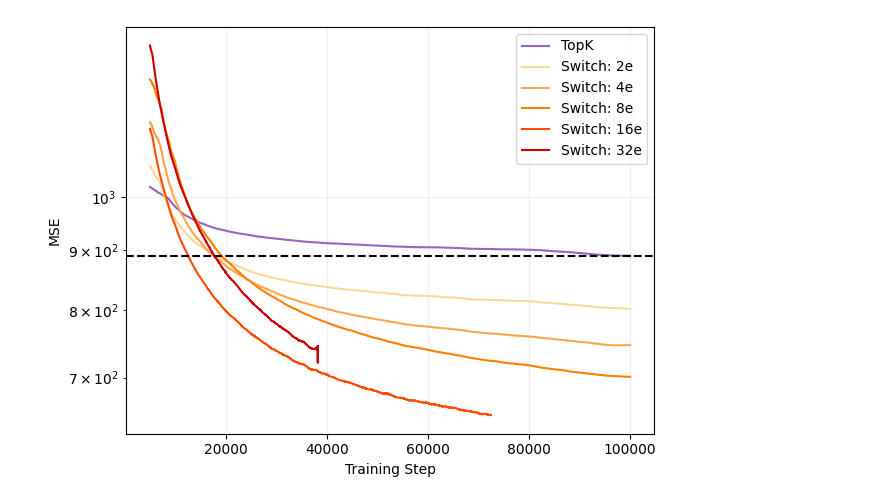
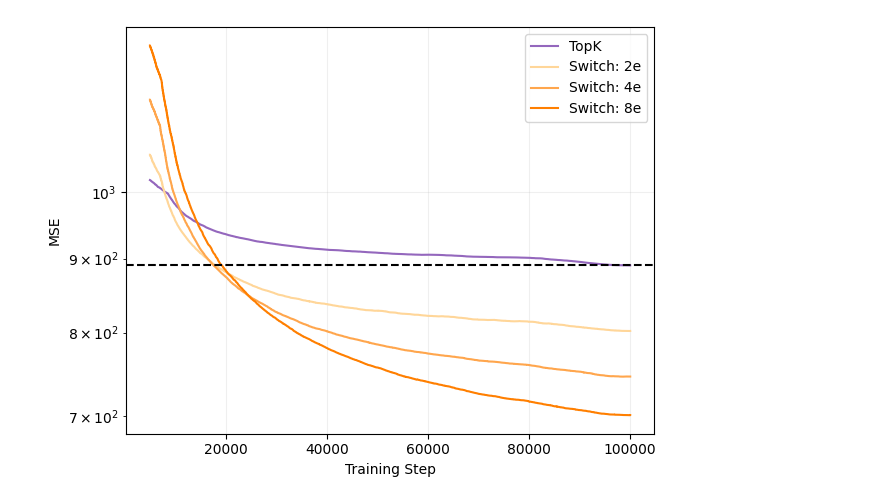
Before and after one commit to amudide/switch_sae, a Jupyter notebook: results/efficiency/efficiency.ipynb, the cells around one changed output. Drawn from its saved outputs; the diff is of its cells as text; code cells hidden in the pictures.

```diff
--- a/results/efficiency/efficiency.ipynb
+++ b/results/efficiency/efficiency.ipynb
@@ -50,32 +50,32 @@ switch32lb = switch32lb[(switch32lb['step'] > (4 * start - 1)) & (switch32lb['st
 # %%
 topk_smooth = pd.Series(topk['loss']).rolling(window=4000, center=True, min_periods=1).mean()
 switch2lb_smooth = pd.Series(switch2lb['loss']).rolling(window=4000, center=True, min_periods=1).mean()
 switch4lb_smooth = pd.Series(switch4lb['loss']).rolling(window=4000, center=True, min_periods=1).mean()
 switch8lb_smooth = pd.Series(switch8lb['loss']).rolling(window=4000, center=True, min_periods=1).mean()
-switch16lb_smooth = pd.Series(switch16lb['loss']).rolling(window=4000, center=True, min_periods=1).mean()
-switch32lb_smooth = pd.Series(switch32lb['loss']).rolling(window=4000, center=True, min_periods=1).mean()
+#switch16lb_smooth = pd.Series(switch16lb['loss']).rolling(window=4000, center=True, min_periods=1).mean()
+#switch32lb_smooth = pd.Series(switch32lb['loss']).rolling(window=4000, center=True, min_periods=1).mean()
 
 plt.plot(topk['step'], topk_smooth, label='TopK',  color='#9467bd')
 plt.plot(switch2lb['step'], switch2lb_smooth, label='Switch: 2e',  color='#FFD699')
 plt.plot(switch4lb['step'], switch4lb_smooth, label='Switch: 4e',  color='#FFA64D')
 plt.plot(switch8lb['step'], switch8lb_smooth, label='Switch: 8e',  color='#FF7F00')
-plt.plot(switch16lb['step'] / 4, switch16lb_smooth, label='Switch: 16e',  color='#FF4D00')
-plt.plot(switch32lb['step'] / 4, switch32lb_smooth, label='Switch: 32e',  color='#CC0000')
+#plt.plot(switch16lb['step'] / 4, switch16lb_smooth, label='Switch: 16e',  color='#FF4D00')
+#plt.plot(switch32lb['step'] / 4, switch32lb_smooth, label='Switch: 32e',  color='#CC0000')
 
 plt.axhline(y=list(topk_smooth)[-1], color='k', linestyle='--')
 
 #plt.xscale('log')
 plt.yscale('log')
 
 plt.xlabel("Training Step")
 plt.ylabel("MSE")
 
 plt.legend()
 
 plt.grid(True, which="major", ls="-", alpha=0.2)
 
 plt.tight_layout()
 plt.savefig("efficiency.png")
 plt.show()
 # %% [output]
-[figure, old version]
+[figure, new version]
```
Also changed, not shown: parts of 1 cell of this notebook, 2 other files.
